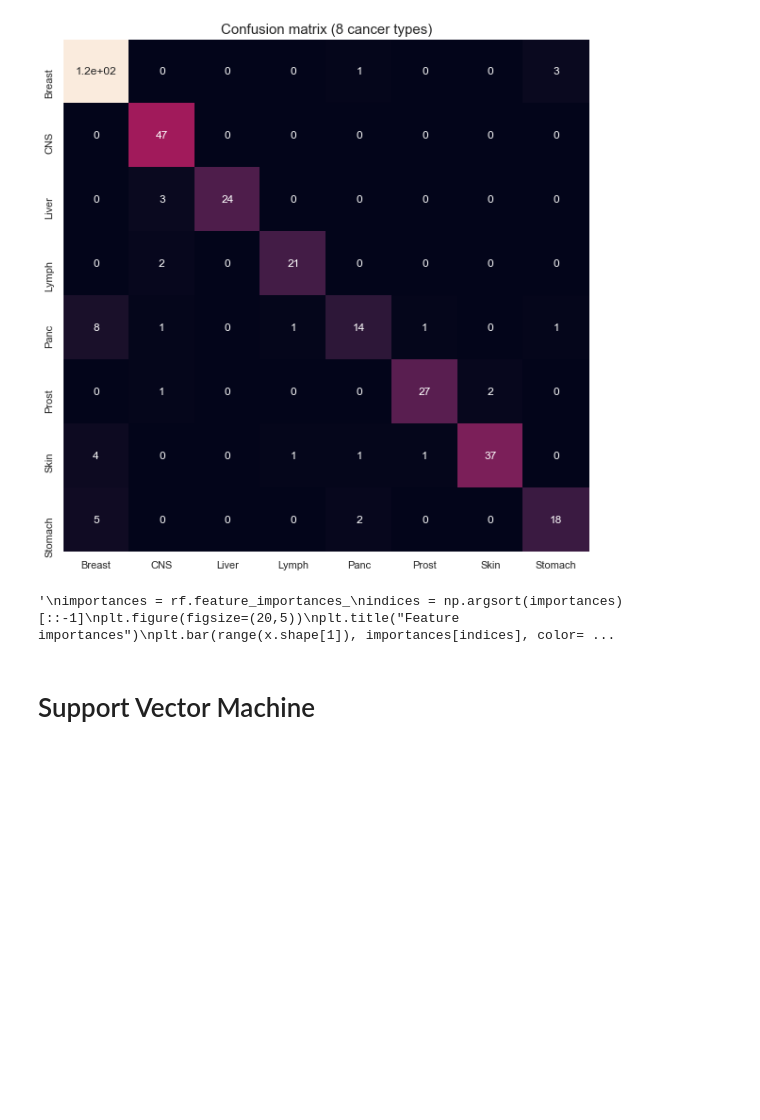
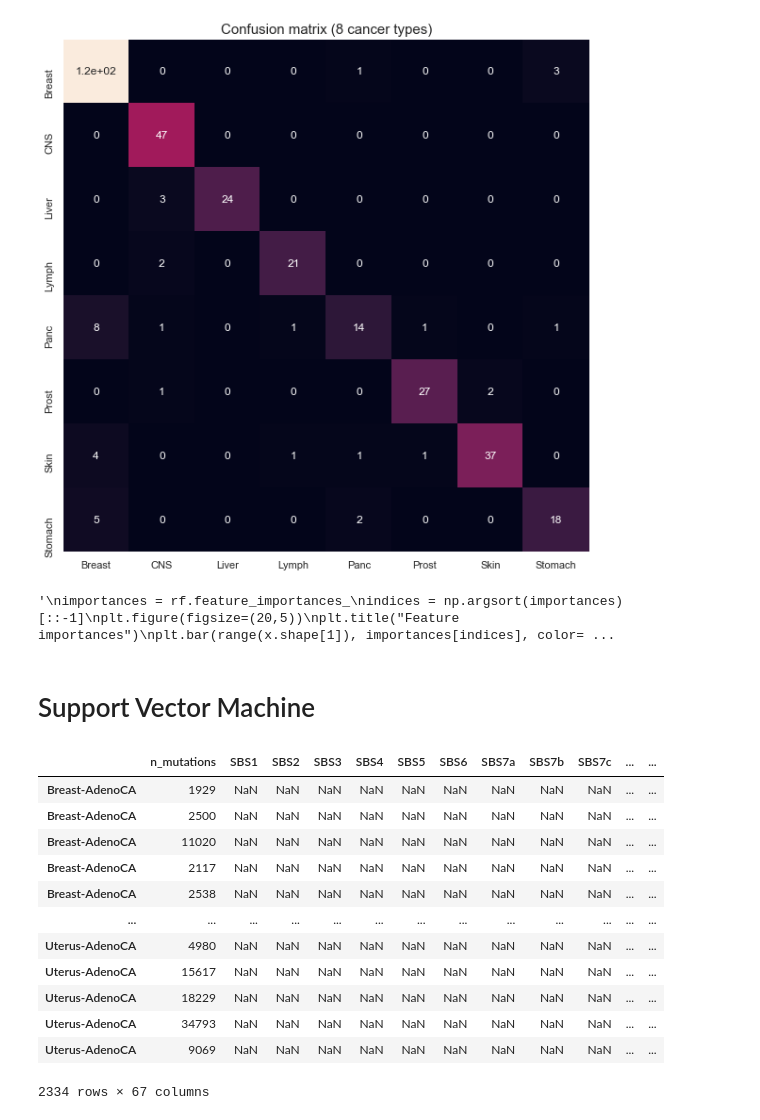
Before and after one commit to dovydask/MLMB-project, a Jupyter notebook: MachineLearning_inMolecularBiology2020_GroupProject.ipynb, the cells around one changed output. Drawn from its saved outputs; the diff is of its cells as text; code cells hidden in the pictures; blank space fills up the shorter version.

```diff
--- a/MachineLearning_inMolecularBiology2020_GroupProject.ipynb
+++ b/MachineLearning_inMolecularBiology2020_GroupProject.ipynb
@@ -319,3 +319,19 @@ def SVM(X_train, X_test, y_train, y_test, C, gamma):
     score = accuracy_score(y_pred, y_test)
     print("\nTest Accuracy:", score)
     return model
+# %%
+data_pcawg.iloc[:, 96: ]
+# %% [output]
+|  | n_mutations | SBS1 | SBS2 | SBS3 | SBS4 | SBS5 | SBS6 | SBS7a | SBS7b | SBS7c | ... | ... |
+| Breast-AdenoCA | 1929 | NaN | NaN | NaN | NaN | NaN | NaN | NaN | NaN | NaN | ... | ... |
+| Breast-AdenoCA | 2500 | NaN | NaN | NaN | NaN | NaN | NaN | NaN | NaN | NaN | ... | ... |
+| Breast-AdenoCA | 11020 | NaN | NaN | NaN | NaN | NaN | NaN | NaN | NaN | NaN | ... | ... |
+| Breast-AdenoCA | 2117 | NaN | NaN | NaN | NaN | NaN | NaN | NaN | NaN | NaN | ... | ... |
+| Breast-AdenoCA | 2538 | NaN | NaN | NaN | NaN | NaN | NaN | NaN | NaN | NaN | ... | ... |
+| ... | ... | ... | ... | ... | ... | ... | ... | ... | ... | ... | ... | ... |
+| Uterus-AdenoCA | 4980 | NaN | NaN | NaN | NaN | NaN | NaN | NaN | NaN | NaN | ... | ... |
+| Uterus-AdenoCA | 15617 | NaN | NaN | NaN | NaN | NaN | NaN | NaN | NaN | NaN | ... | ... |
+| Uterus-AdenoCA | 18229 | NaN | NaN | NaN | NaN | NaN | NaN | NaN | NaN | NaN | ... | ... |
+| Uterus-AdenoCA | 34793 | NaN | NaN | NaN | NaN | NaN | NaN | NaN | NaN | NaN | ... | ... |
+| Uterus-AdenoCA | 9069 | NaN | NaN | NaN | NaN | NaN | NaN | NaN | NaN | NaN | ... | ... |
+2334 rows × 67 columns
```
Also changed, not shown: parts of 1 cell of this notebook.
